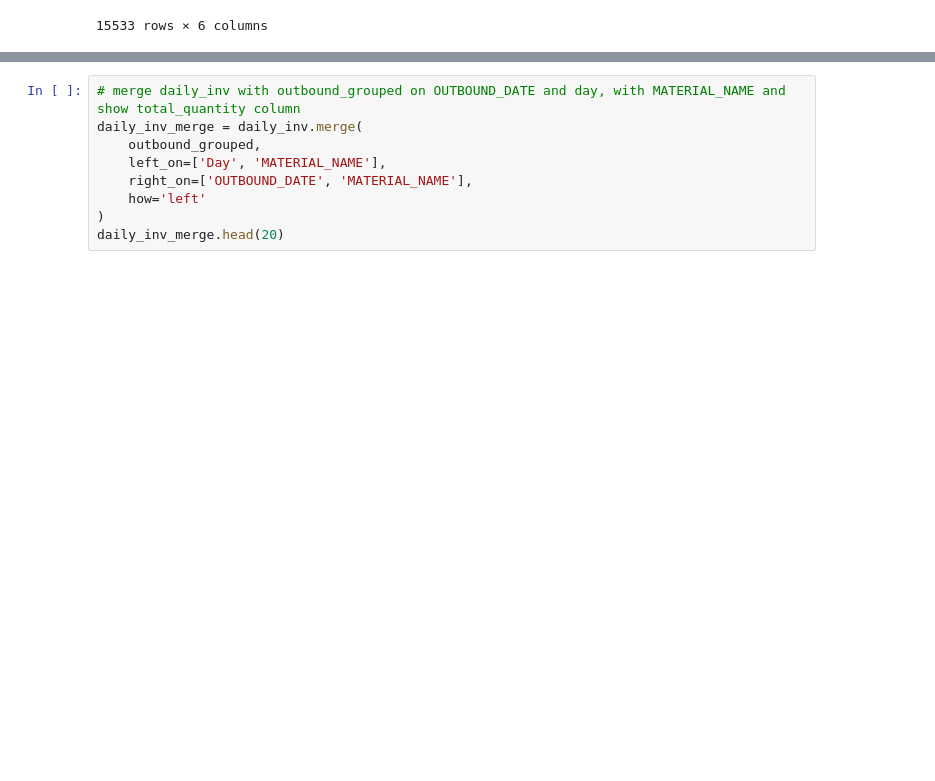
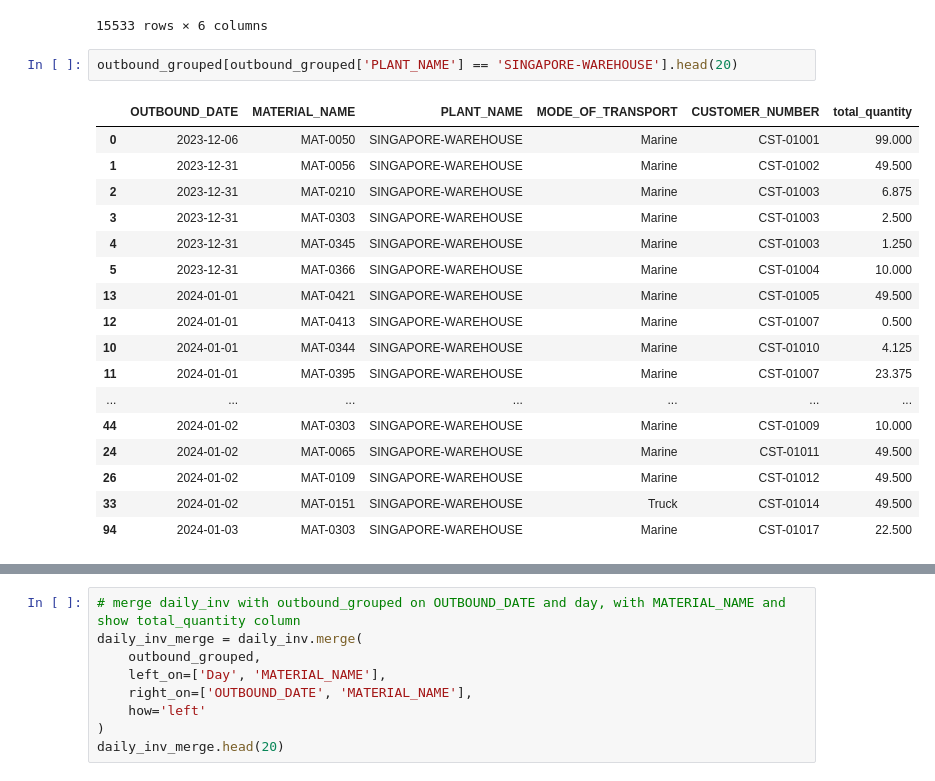
Before and after one commit to peter-parit/em-hackathon-notebooks, a Jupyter notebook: Notebooks/data-peter.ipynb, the cells around one changed output, grey strips where cells are left out. Drawn from its saved outputs; the diff is of its cells as text; blank space fills up the shorter version.

```diff
--- a/Notebooks/data-peter.ipynb
+++ b/Notebooks/data-peter.ipynb
@@ -314,3 +314,23 @@ outbound_grouped
 | 15531 | 2025-01-01 | MAT-0172 | SINGAPORE-WAREHOUSE | Marine | CST-01120 | 49.500 |
 | 15532 | 2025-01-02 | MAT-0012 | SINGAPORE-WAREHOUSE | Marine | CST-01467 | 24.750 |
 15533 rows × 6 columns
+# %%
+outbound_grouped[outbound_grouped['PLANT_NAME'] == 'SINGAPORE-WAREHOUSE'].head(20)
+# %% [output]
+|  | OUTBOUND_DATE | MATERIAL_NAME | PLANT_NAME | MODE_OF_TRANSPORT | CUSTOMER_NUMBER | total_quantity |
+| 0 | 2023-12-06 | MAT-0050 | SINGAPORE-WAREHOUSE | Marine | CST-01001 | 99.000 |
+| 1 | 2023-12-31 | MAT-0056 | SINGAPORE-WAREHOUSE | Marine | CST-01002 | 49.500 |
+| 2 | 2023-12-31 | MAT-0210 | SINGAPORE-WAREHOUSE | Marine | CST-01003 | 6.875 |
+| 3 | 2023-12-31 | MAT-0303 | SINGAPORE-WAREHOUSE | Marine | CST-01003 | 2.500 |
+| 4 | 2023-12-31 | MAT-0345 | SINGAPORE-WAREHOUSE | Marine | CST-01003 | 1.250 |
+| 5 | 2023-12-31 | MAT-0366 | SINGAPORE-WAREHOUSE | Marine | CST-01004 | 10.000 |
+| 13 | 2024-01-01 | MAT-0421 | SINGAPORE-WAREHOUSE | Marine | CST-01005 | 49.500 |
+| 12 | 2024-01-01 | MAT-0413 | SINGAPORE-WAREHOUSE | Marine | CST-01007 | 0.500 |
+| 10 | 2024-01-01 | MAT-0344 | SINGAPORE-WAREHOUSE | Marine | CST-01010 | 4.125 |
+| 11 | 2024-01-01 | MAT-0395 | SINGAPORE-WAREHOUSE | Marine | CST-01007 | 23.375 |
+| ... | ... | ... | ... | ... | ... | ... |
+| 44 | 2024-01-02 | MAT-0303 | SINGAPORE-WAREHOUSE | Marine | CST-01009 | 10.000 |
+| 24 | 2024-01-02 | MAT-0065 | SINGAPORE-WAREHOUSE | Marine | CST-01011 | 49.500 |
+| 26 | 2024-01-02 | MAT-0109 | SINGAPORE-WAREHOUSE | Marine | CST-01012 | 49.500 |
+| 33 | 2024-01-02 | MAT-0151 | SINGAPORE-WAREHOUSE | Truck | CST-01014 | 49.500 |
+| 94 | 2024-01-03 | MAT-0303 | SINGAPORE-WAREHOUSE | Marine | CST-01017 | 22.500 |
```
Also changed, not shown: parts of 12 cells of this notebook, 1 other file.
